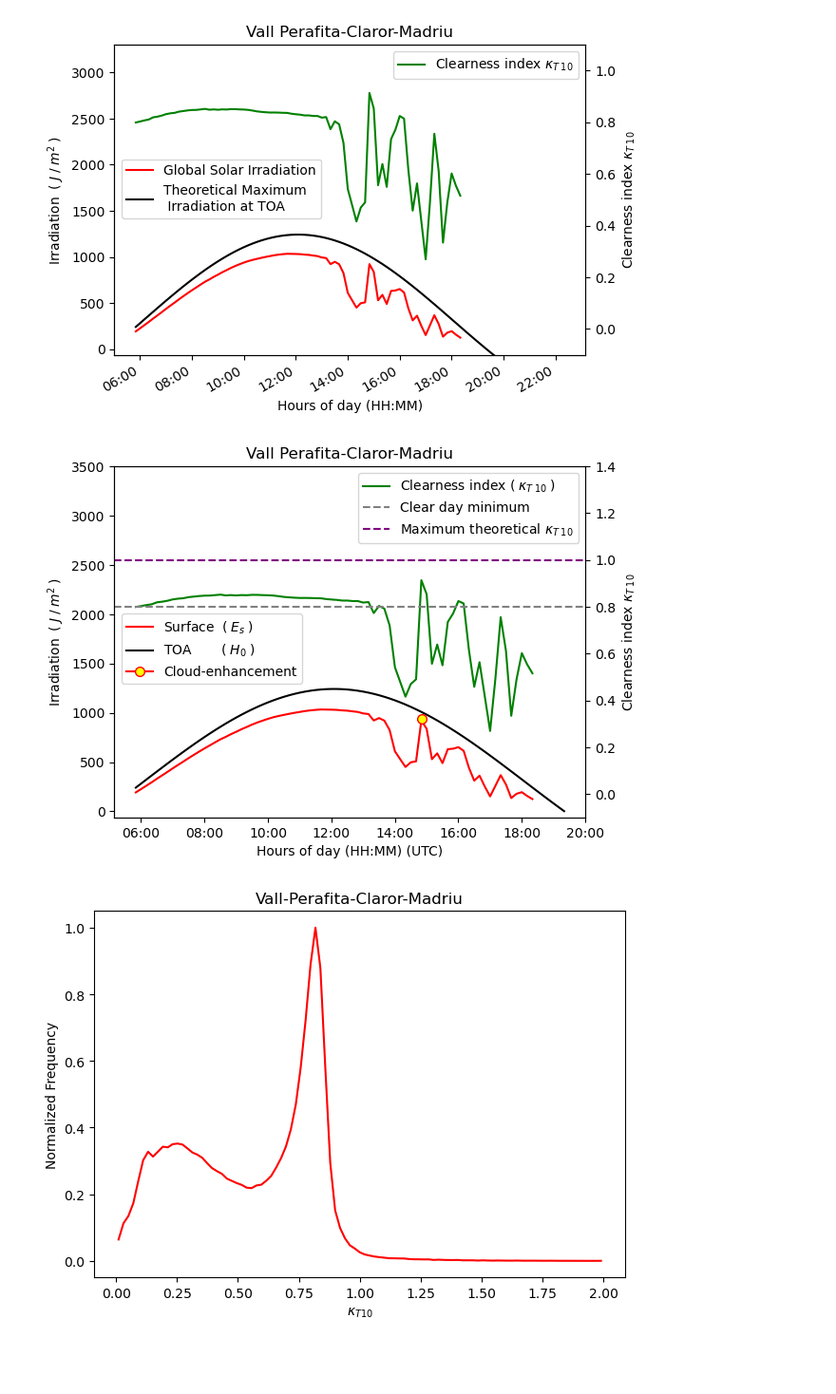
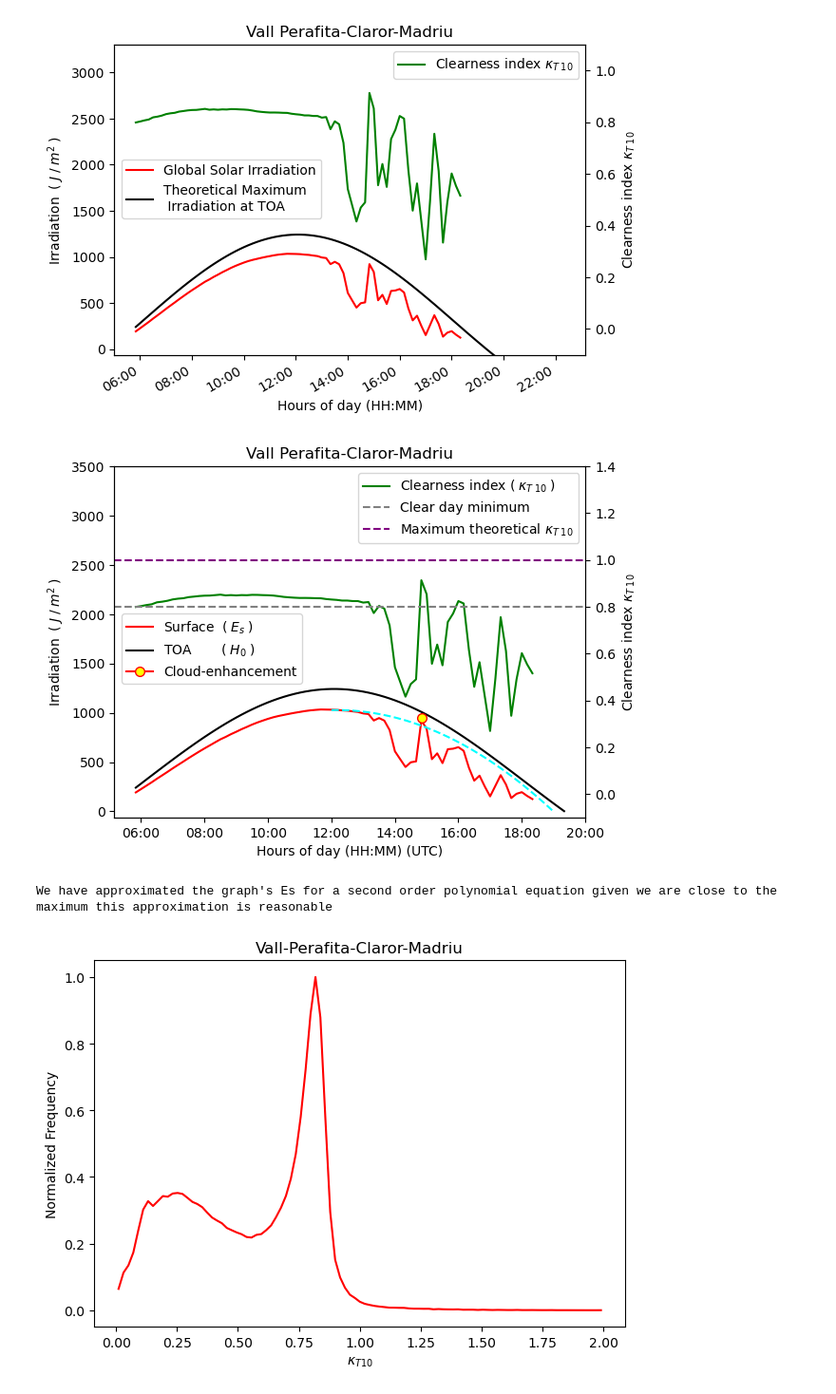
Before and after one commit to ToniCanals/TFG, a Jupyter notebook: 10 minute kt.ipynb, the cells around one changed output. Shown at 95% size. Saved outputs shown, nothing was run; the diff lists cells and outputs as text; code cells hidden in the pictures; blank space fills up the shorter version.

```diff
--- a/10 minute kt.ipynb
+++ b/10 minute kt.ipynb
@@ -702,0 +512,20 @@ ValueError: '15:00' is not a valid format string (unrecognized character '5')
+# %%
+def f(t: float)-> float:
+    return -2199.91 + 8.86342*t - 0.00608346*t**2
+# %%
+t1 = np.arange(350,1150,10)
+# %%
+fig, ax = plt.subplots()
+
+t2=pd.to_datetime(t1, unit='m').strftime('%H:%M')
+
+y2 = np.ma.masked_where((t1<720), f(t1))
+print(t1)
+#plt.plot(pd.to_datetime(df['TIMESTAMP'][596250:596330]),f(t1),'--')
+
+plt.plot(pd.to_datetime(df['TIMESTAMP'][596250:596330]),y2,'--')
+
+
+ax.xaxis.set_major_locator(mdates.HourLocator(interval=2))
+ax.xaxis.set_major_formatter(mdates.DateFormatter('%H:%M'))
+plt.gcf().autofmt_xdate()
@@ -821,38 +1094,47 @@ fig, ax = plt.subplots()
 plt.plot(pd.to_datetime(df['TIMESTAMP'][596250:596350]),df['RS_Avg'][596250:596350],'red') #########
 plt.plot(pd.to_datetime(df['TIMESTAMP'][596250:596350]),S0[596250:596350]/(600),'black') ###########
 
+
 ax = plt.gca()
 
 
 plt.xlabel('Hours of day (HH:MM) (UTC)')
 plt.ylabel(r'Irradiation $\;(\;J\;/\;m^{2}\;)$')
-plt.plot(pd.to_datetime(df['TIMESTAMP'][596304]),940,marker = "o",markersize =7,color ='red',markeredgecolor='red',markerfacecolor ='yellow',label = 'Cloud-enhancement')
+plt.plot(pd.to_datetime(df['TIMESTAMP'][596304]),945,marker = "o",markersize =7,color ='red',markeredgecolor='red',markerfacecolor ='yellow',label = 'Cloud-enhancement')
+
+#plt.plot(pd.to_datetime(df['TIMESTAMP'][596250:596330]),f(t1),'--',color='darkred') #-----------------
+#plt.plot(pd.to_datetime(df['TIMESTAMP'][596250:596293]),f(t1),'--')
+plt.plot(pd.to_datetime(df['TIMESTAMP'][596250:596330]),y2,'--',color='cyan')
 
 plt.ylim(-60,3500)
 
 ax2 = ax.twinx()
 
 
 ax2.set_ylabel(r'Clearness index $\kappa_{T\;10}$')
 ax2.plot(pd.to_datetime(df['TIMESTAMP'][596250:596350]),kt[596250:596350],'green')
 ax2.set_ylim(-0.1,1.4)
 
 ax.xaxis.set_major_locator(mdates.HourLocator(interval=2))
 ax.xaxis.set_major_formatter(mdates.DateFormatter('%H:%M'))
 
 
 plt.title(r'Vall Perafita-Claror-Madriu')
 ax.legend(['Surface $\;(\;E_s\;)$','TOA $\qquad (\;H_0\;)$','Cloud-enhancement'],loc= (0.015, 0.38))#r'Clearness index $\kappa_{T\;10}$'])
 
 ax2.axhline(y=0.8, color='gray', linestyle='--')
 ax2.axhline(y=1, color='purple', linestyle='--')
 ax2.legend([r'Clearness index $(\;\kappa_{T\;10}\;)$', 'Clear day minimum',r'Maximum theoretical $\kappa_{T\;10}$'],loc=1)
 
-plt.savefig('Multiple_axis_intro2_espais_eq_UTC_extra_1_08')
+plt.savefig('Multiple_axis_intro2_espais_eq_UTC_extra_1_08_new_masked')
+
 
 plt.show()
+
+print("We have approximated the graph's Es for a second order polynomial equation given we are close to the maximum this approximation is reasonable")
 # %% [output]
-[figure, old version]
+[figure, new version]
+We have approximated the graph's Es for a second order polynomial equation given we are close to the maximum this approximation is reasonable
 # %%
 n,x,_ = plt.hist(kt, bins = np.linspace(0,2,100), histtype=u'step' )
 plt.clf()
```
Also changed, not shown: parts of 115 cells of this notebook, 8 other files.
